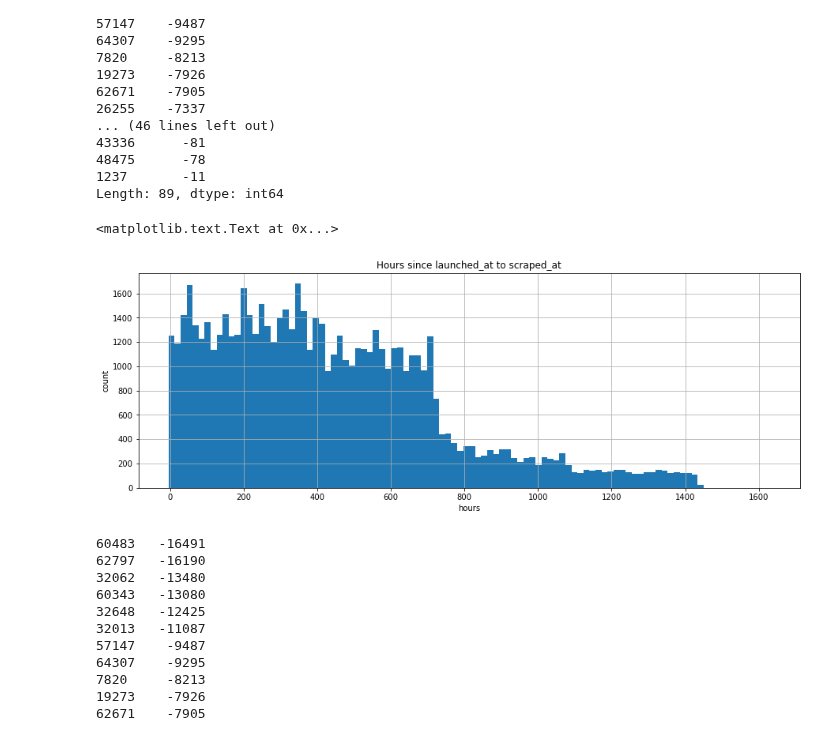
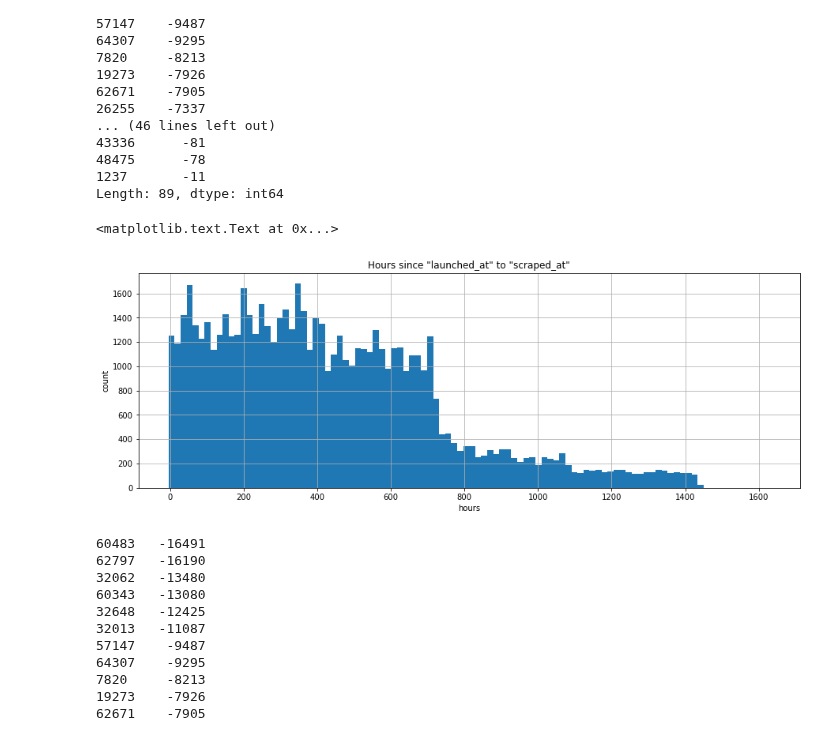
Before and after one commit to blanarik/kickstarter_success_prediction, a Jupyter notebook: 02_Kickstarter_data_integration.ipynb, the cells around one changed output. Cells and saved outputs as stored; diff of their text form; code cells hidden in the pictures.

```diff
--- a/02_Kickstarter_data_integration.ipynb
+++ b/02_Kickstarter_data_integration.ipynb
@@ -271,6 +271,9 @@ Following columns were dropped:
 # %%
 # drop columns with less than 50% of values
 df_projects.dropna(axis=1, thresh=df_projects.shape[0]/2, inplace=True)
+# %%
+# drop scraped_at_end as we have no use for it
+df_projects.drop(['scraped_at_end'], axis=1, inplace=True)
 # %%
 df_projects.info()
 # %% [output]
@@ -465,9 +468,9 @@ x[x<0].sort_values()
 Length: 89, dtype: int64
 # %%
 (x / (60*60)).hist(bins=100, figsize=(15,5))
-plt.title('Hours since launched_at to scraped_at')
+plt.title('Hours since "launched_at" to "scraped_at"')
 plt.xlabel('hours')
 plt.ylabel('count')
 # %% [output]
 <matplotlib.text.Text at 0x...>
-[figure, old version]
+[figure, new version]
```
Also changed, not shown: parts of 7 cells of this notebook.
